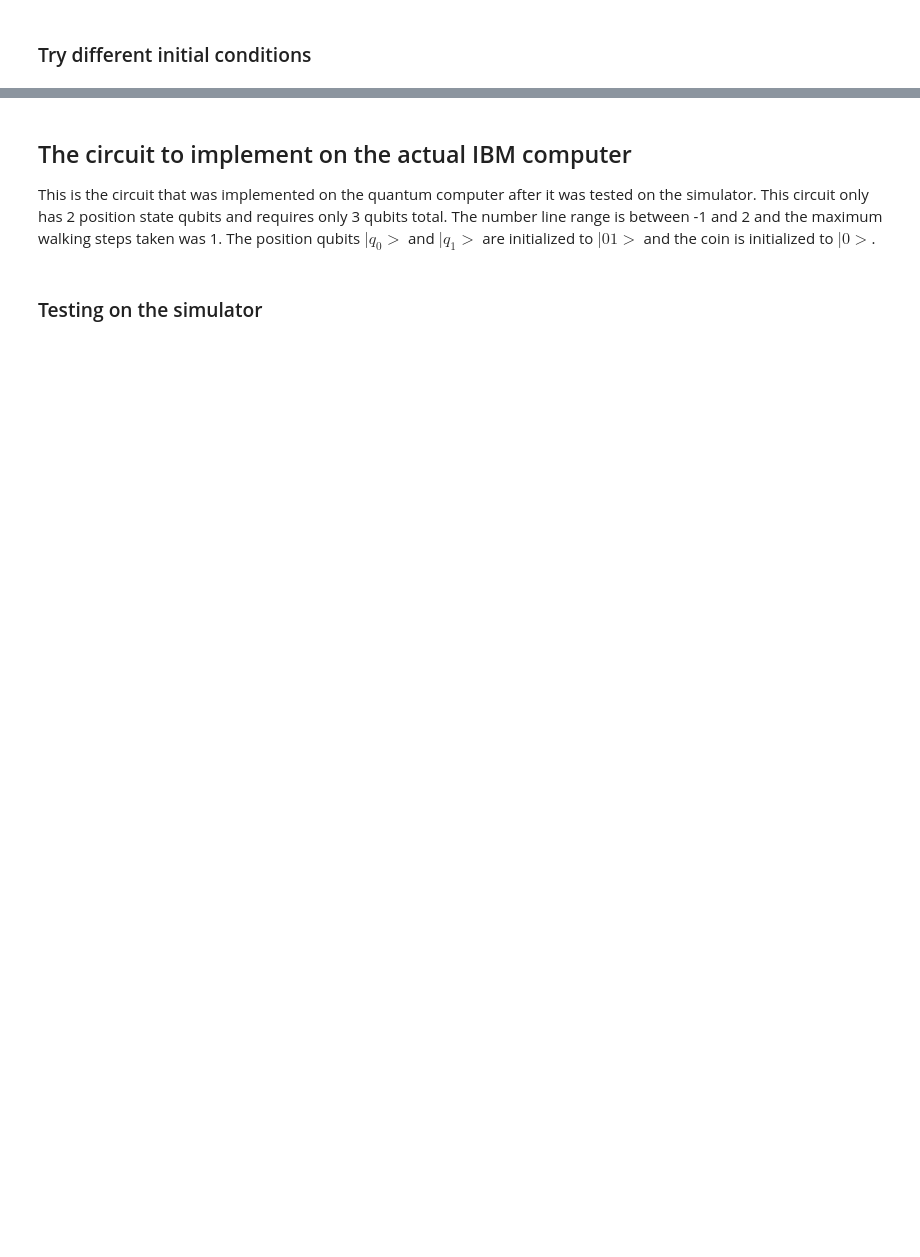
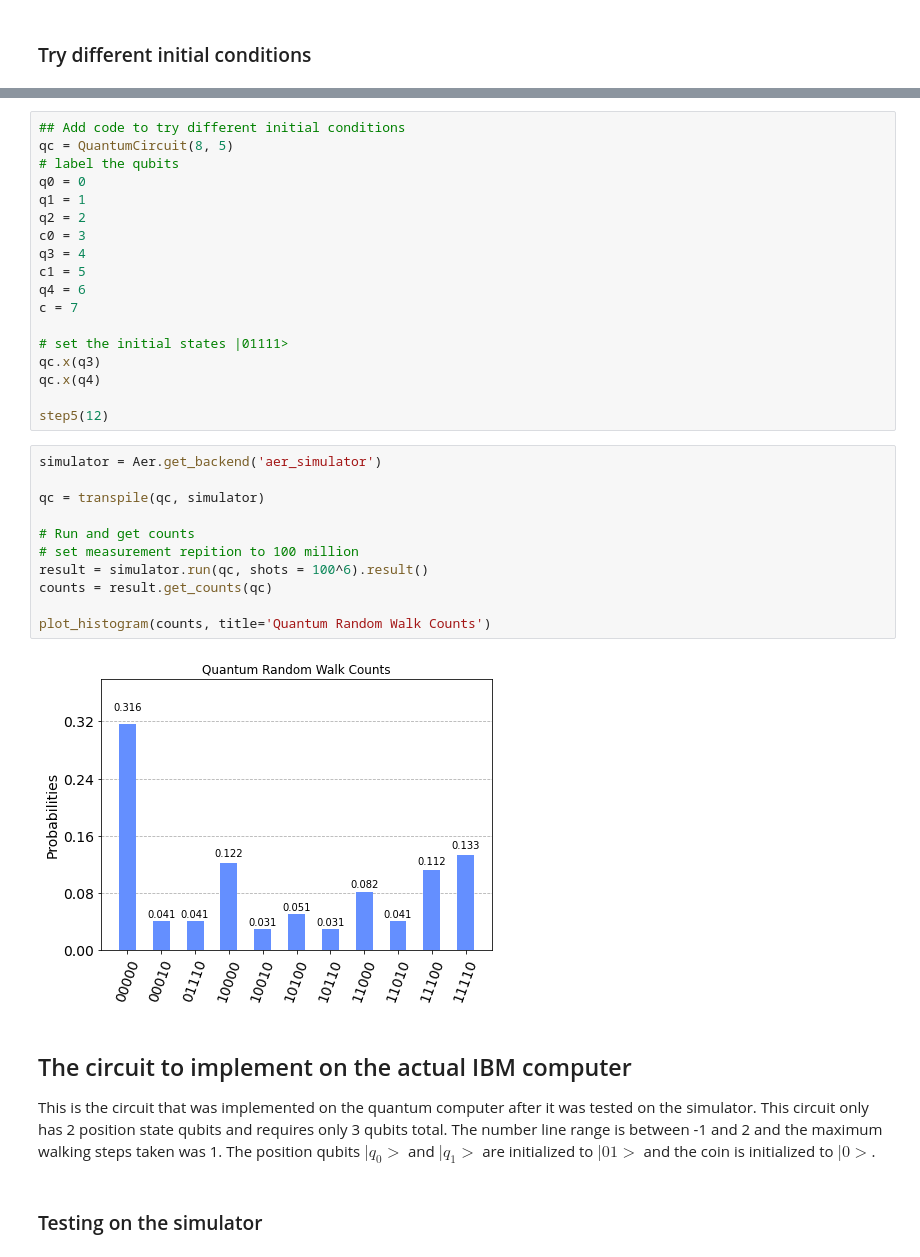
Before and after one commit to bcordone/quantum-random-walk-project, a Jupyter notebook: quantum_random_walk.ipynb, the cells around one changed output, grey strips where cells are left out. Cells and saved outputs as stored; diff of their text form; blank space fills up the shorter version.

```diff
--- a/quantum_random_walk.ipynb
+++ b/quantum_random_walk.ipynb
@@ -196,3 +216,34 @@ plot_histogram(counts, title='Quantum Random Walk Counts')
+# %%
+## Add code to try different initial conditions
+qc = QuantumCircuit(8, 5)
+# label the qubits
+q0 = 0
+q1 = 1
+q2 = 2
+c0 = 3
+q3 = 4
+c1 = 5
+q4 = 6
+c = 7
+
+# set the initial states |01111>
+qc.x(q3)
+qc.x(q4)
+
+step5(12)
+# %%
+simulator = Aer.get_backend('aer_simulator')
+
+qc = transpile(qc, simulator)
+
+# Run and get counts
+# set measurement repition to 100 million
+result = simulator.run(qc, shots = 100^6).result()
+counts = result.get_counts(qc)
+
+plot_histogram(counts, title='Quantum Random Walk Counts')
+# %% [output]
+[figure, added]
 # %% [markdown]
 ## The circuit to implement on the actual IBM computer
 This is the circuit that was implemented on the quantum computer after it was tested on the simulator. This circuit only has 2 position state qubits and requires only 3 qubits total. The number line range is between -1 and 2 and the maximum walking steps taken was 1. The position qubits $|q_0>$ and $|q_1>$ are initialized to $|01>$ and the coin is initialized to $|0>$.
```
Also changed, not shown: parts of 24 cells of this notebook.
